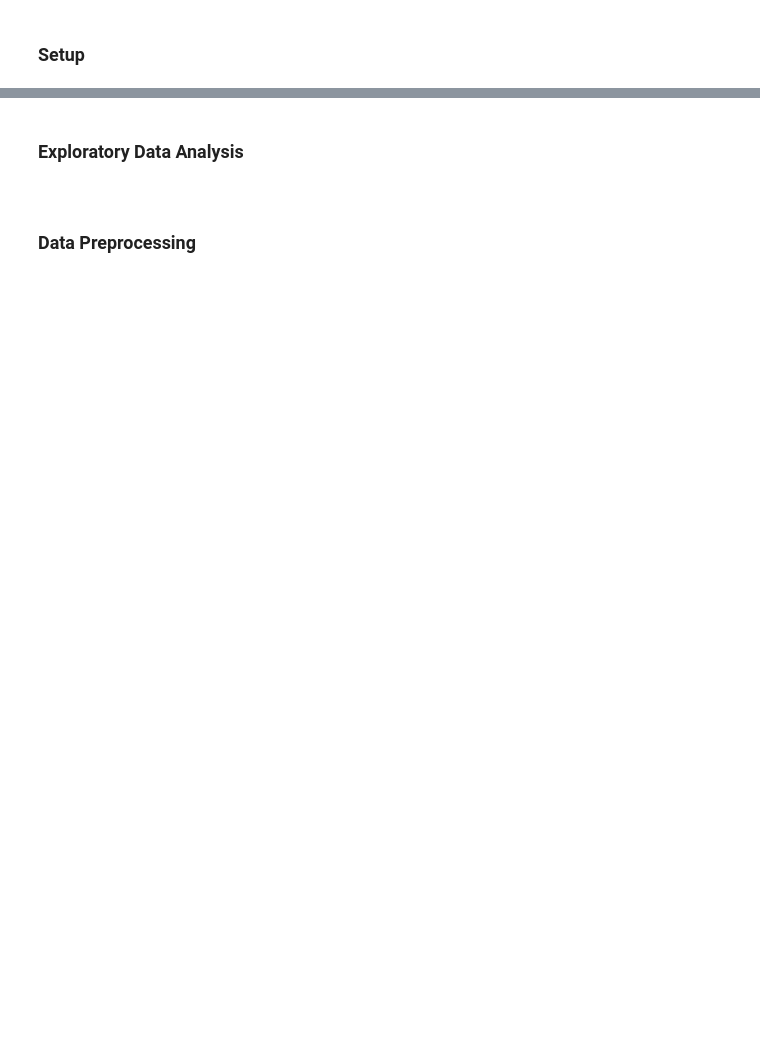
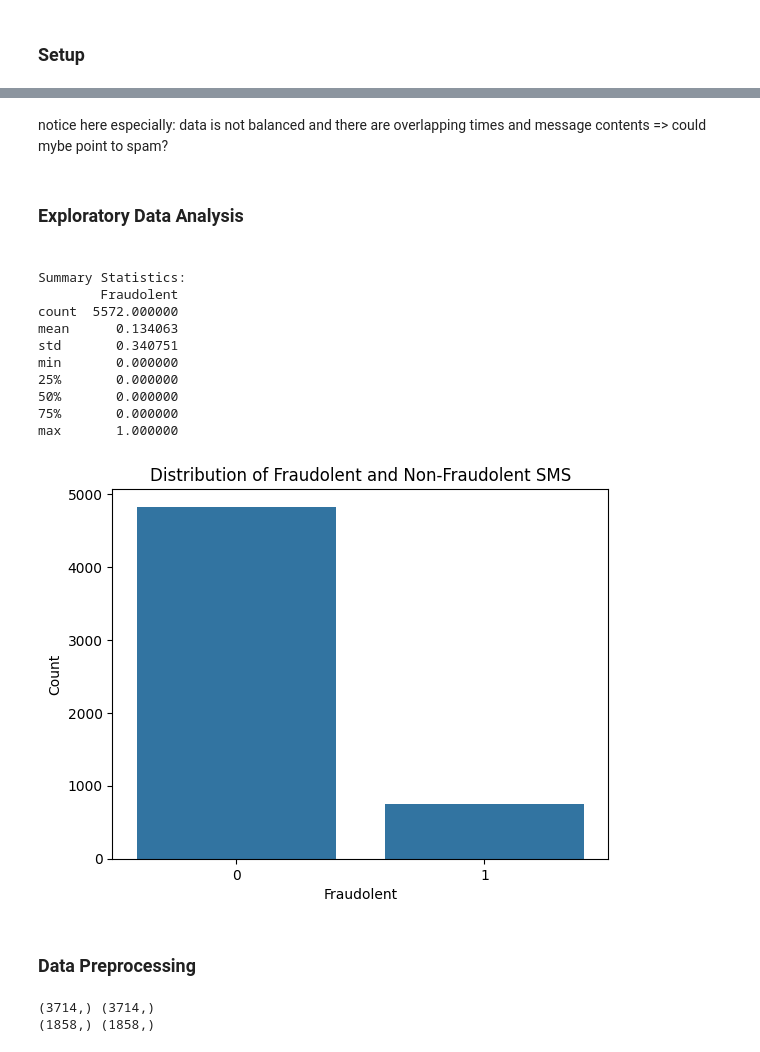
Before and after one commit to birnart/ai_safecom, a Jupyter notebook: main.ipynb, the cells around one changed output, grey strips where cells are left out. Saved outputs shown, nothing was run; the diff lists cells and outputs as text; code cells hidden in the pictures; blank space fills up the shorter version.

```diff
--- a/main.ipynb
+++ b/main.ipynb
@@ -56,2 +102,4 @@ df = pd.read_csv("./sms.csv")
+# %% [markdown]
+<p>notice here especially: data is not balanced and there are overlapping times and message contents => could mybe point to spam?</p>
 # %% [markdown]
-<h3 id="section2">Exploratory Data Analysis<h3>
+<h3 id="section3">Exploratory Data Analysis<h3>
@@ -60,2 +106,23 @@ df = pd.read_csv("./sms.csv")
+# %%
+print("Summary Statistics:")
+print(df.describe())
+
+sns.countplot(data=df, x="Fraudolent")
+plt.title('Distribution of Fraudolent and Non-Fraudolent SMS')
+plt.xlabel('Fraudolent')
+plt.ylabel('Count')
+plt.show()
+# %% [output]
+Summary Statistics:
+        Fraudolent
+count  5572.000000
+mean      0.134063
+std       0.340751
+min       0.000000
+25%       0.000000
+50%       0.000000
+75%       0.000000
+max       1.000000
+[figure, added]
 # %% [markdown]
-<h3 id="section3">Data Preprocessing</h3>
+<h3 id="section4">Data Preprocessing</h3>
@@ -64,2 +129,23 @@ df = pd.read_csv("./sms.csv")
+# %%
+# splitting the dataframe into training set and test set
+# X = df["SMS test"]
+# y = df["Fraudolent"]
+# X_train, X_test, y_train, y_test = train_test_split(X, y, test_size=
+#                                                     0.25, random_state=1)
+TRAIN_TEST_SPLIT = 3714
+
+#train dataset
+train_text=df.SMS_test[:TRAIN_TEST_SPLIT]
+train_sentiments=df.Fraudolent[:TRAIN_TEST_SPLIT]
+
+#test dataset
+test_text=df.SMS_test[TRAIN_TEST_SPLIT:]
+test_sentiments=df.Fraudolent[TRAIN_TEST_SPLIT:]
+
+print(train_text.shape, train_sentiments.shape)
+print(test_text.shape, test_sentiments.shape)
+# %% [output]
+(3714,) (3714,)
+(1858,) (1858,)
 # %%
 # handle missing values
```
Also changed, not shown: parts of 12 cells of this notebook, 1 other file.
